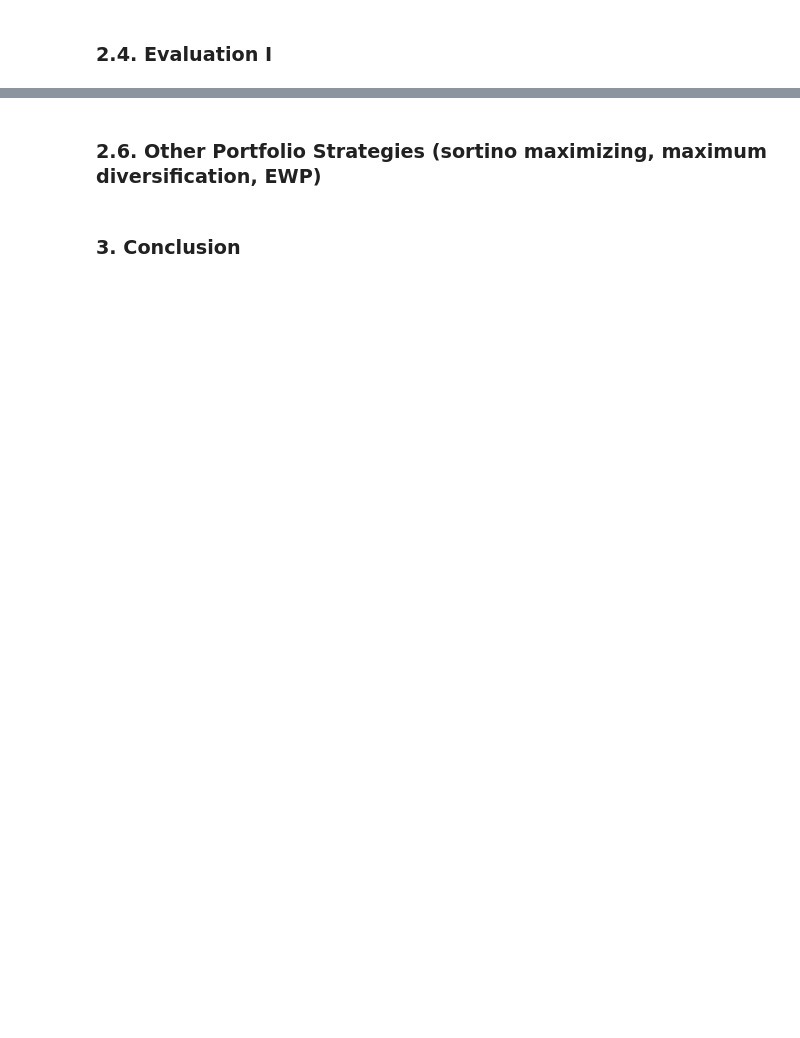
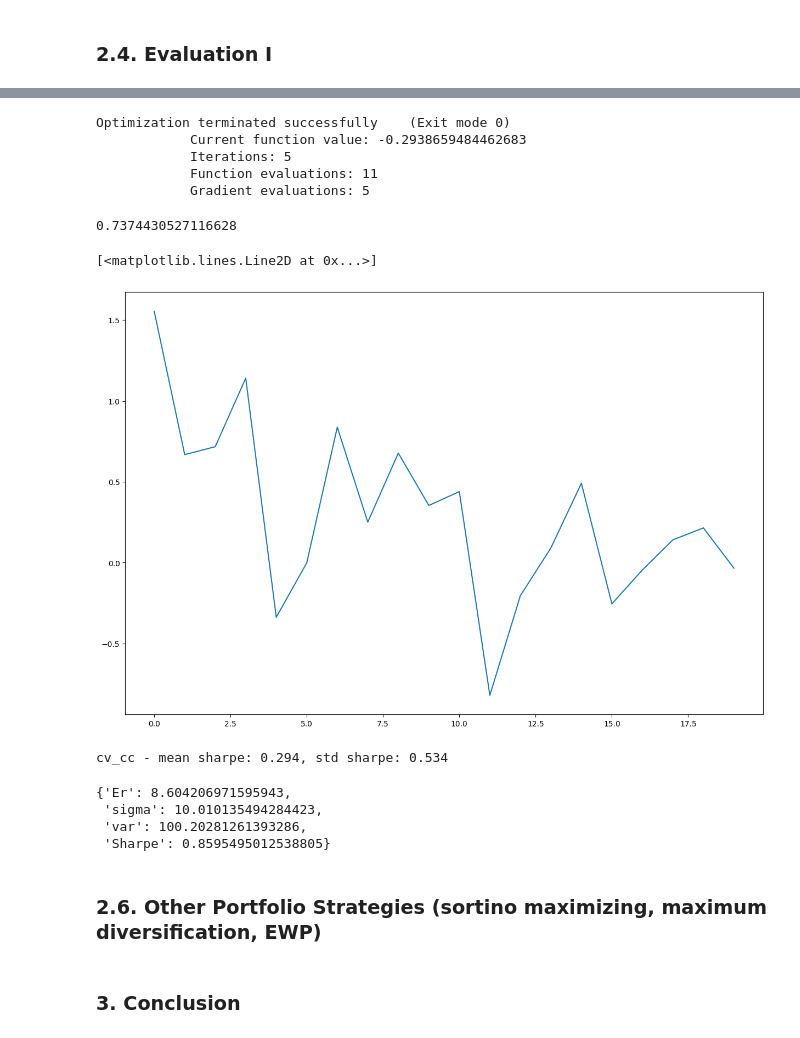
Before and after one commit to legendarycy/DBA3713_G10, a Jupyter notebook: Group Project.ipynb, the cells around one changed output, grey strips where cells are left out. Drawn from its saved outputs; the diff is of its cells as text; code cells hidden in the pictures; blank space fills up the shorter version.

```diff
--- a/Group Project.ipynb
+++ b/Group Project.ipynb
@@ -717,0 +775,37 @@ evaluate_portfolio_performance_on_data(tan_id, test.iloc[:, 3:46])
+# %%
+#set initial guess
+w0 = [0.7]
+
+#set bounds
+bounds = [(0, 1)]
+
+#optimize
+r_5years = minimize(
+    lambda w: objective_fn(w, df = train_recent),
+    w0,
+    method = "SLSQP",
+    bounds = bounds,
+    options={'ftol': 1e-11, 'disp': True}
+)
+# %% [output]
+Optimization terminated successfully    (Exit mode 0)
+            Current function value: -0.2938659484462683
+            Iterations: 5
+            Function evaluations: 11
+            Gradient evaluations: 5
+# %%
+r_5years.x[0]
+# %% [output]
+0.7374430527116628
+# %%
+cv_cc = objective_fn(r_5years.x, df = train_recent, return_ls = True)
+plt.figure(figsize = (15, 10))
+plt.plot(cv_cc, label = "constant covariance")
+# %% [output]
+[<matplotlib.lines.Line2D at 0x...>]
+[figure, added]
+# %%
+v = eval('cv_cc')
+print(f"{'cv_cc'} - mean sharpe: {np.mean(v):.3f}, std sharpe: {np.std(v):.3f}")
+# %% [output]
+cv_cc - mean sharpe: 0.294, std sharpe: 0.534
@@ -718,3 +825,14 @@ evaluate_portfolio_performance_on_data(tan_id, test.iloc[:, 3:46])
+# %%
+#constant covariance
+Vshrink_cc = r_5years.x[0] * V_hat + (1 - r_5years.x[0]) * Vcc
+tan_cc = np.linalg.inv(Vshrink_cc) @ er_test
+tan_cc /= np.sum(tan_cc)
+evaluate_portfolio_performance_on_data(tan_cc, test_recent.iloc[:, 3:46])
+# %% [output]
+{'Er': 8.604206971595943,
+ 'sigma': 10.010135494284423,
+ 'var': 100.20281261393286,
+ 'Sharpe': 0.8595495012538805}
 # %% [markdown]
 ### 2.6. Other Portfolio Strategies (sortino maximizing, maximum diversification, EWP)
 # %%
```
Also changed, not shown: parts of 20 cells of this notebook.
